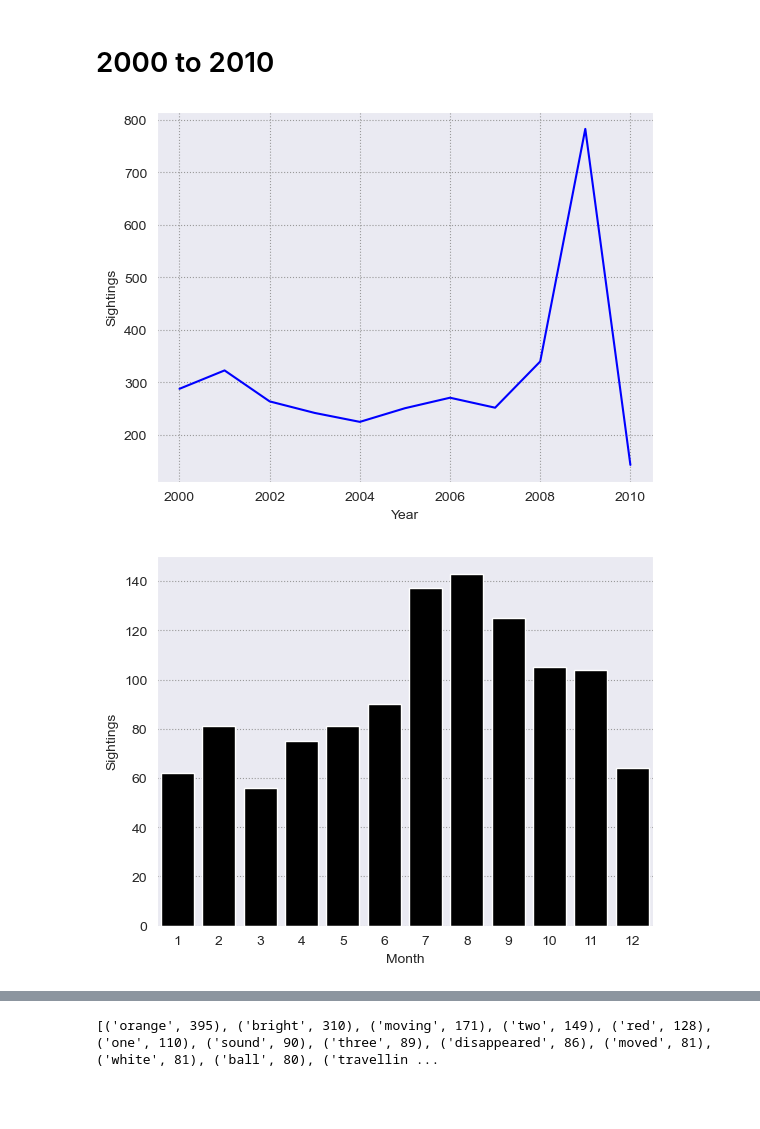
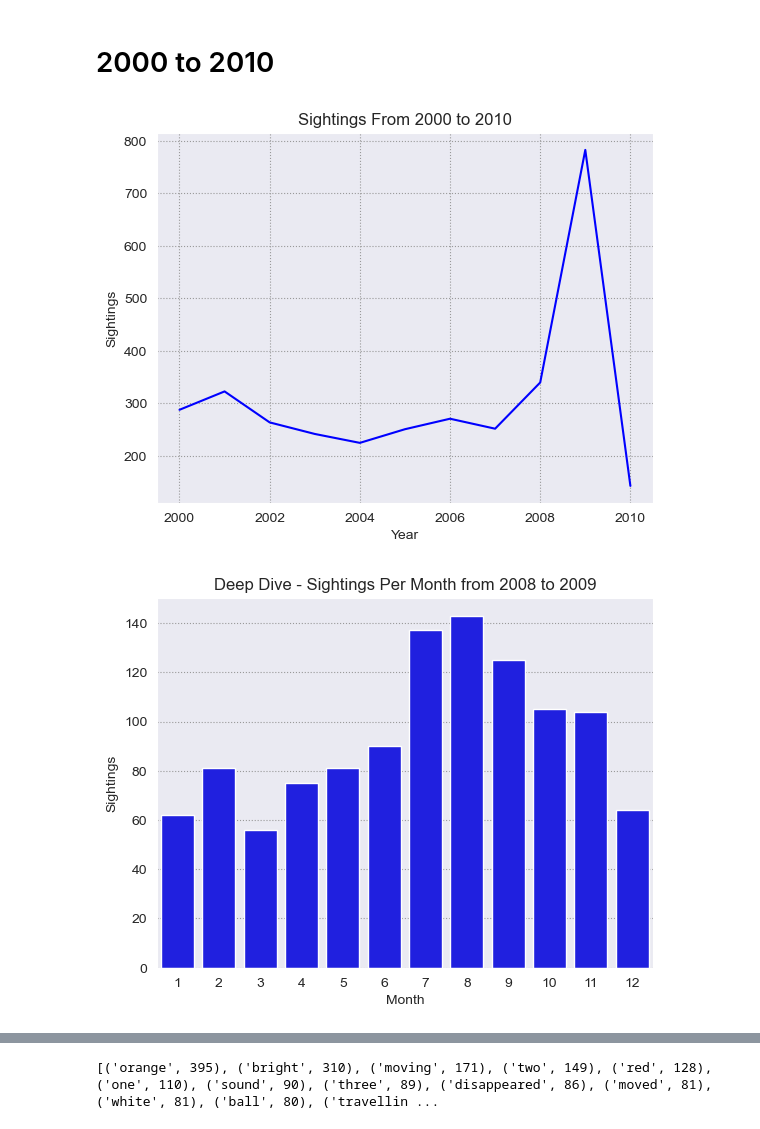
Before and after one commit to SaadCodes247/Digital-Futures-Capstone-The-UKs-UFO-History, a Jupyter notebook: src/ufo_data_analysis.ipynb, the cells around one changed output, grey strips where cells are left out. Saved outputs shown, nothing was run; the diff lists cells and outputs as text; code cells hidden in the pictures; blank space fills up the shorter version.

```diff
--- a/src/ufo_data_analysis.ipynb
+++ b/src/ufo_data_analysis.ipynb
@@ -619,16 +640,18 @@ top_sightings_1996_1997
 # %%
 df_2000_2010 = df[(df['Year'] >= 2000) & (df['Year'] <= 2010)]
 sightings_2000_2010 = df_2000_2010.groupby('Year').size().reset_index(name='Sightings')
 sns.lineplot(data=sightings_2000_2010, x='Year', y='Sightings', color='blue')
 sns.set_style("darkgrid", {"grid.color": ".6", "grid.linestyle": ":"})
+plt.title('Sightings From 2000 to 2010')
 plt.show()
 # %% [output]
-[figure, old version]
+[figure, new version]
 # %%
-df_2000_2010 = df[(df['Year'] >= 2008) & (df['Year'] <= 2009)]
-sightings_by_month_1990_2000 = df_2000_2010.groupby('Month').size().reset_index(name='Sightings')
-sns.barplot(data=sightings_by_month_1990_2000.nlargest(12, 'Sightings'), x='Month', y='Sightings', color='black')
+df_2008_2009 = df[(df['Year'] >= 2008) & (df['Year'] <= 2009)]
+sightings_by_month_2008_2009 = df_2008_2009.groupby('Month').size().reset_index(name='Sightings')
+sns.barplot(data=sightings_by_month_2008_2009.nlargest(12, 'Sightings'), x='Month', y='Sightings', color='blue')
+plt.title('Deep Dive - Sightings Per Month from 2008 to 2009')
 plt.show()
 # %% [output]
-[figure, old version]
+[figure, new version]
 # %%
```
Also changed, not shown: parts of 30 cells of this notebook, 1 other file.
